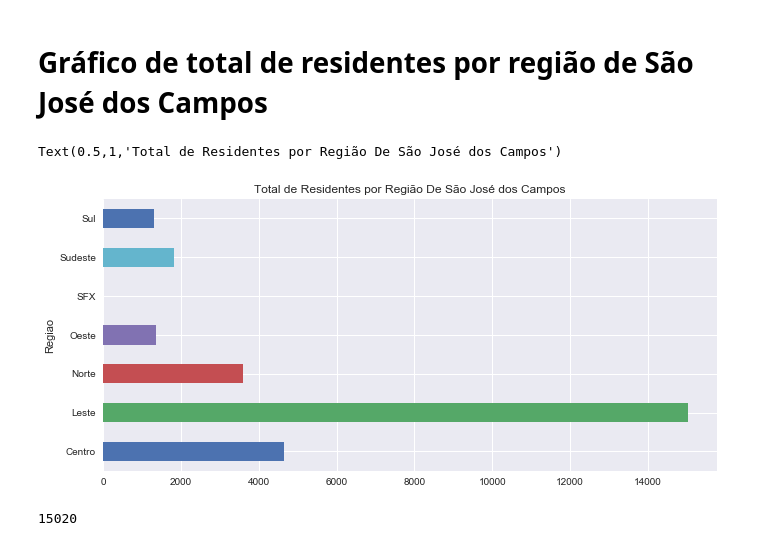
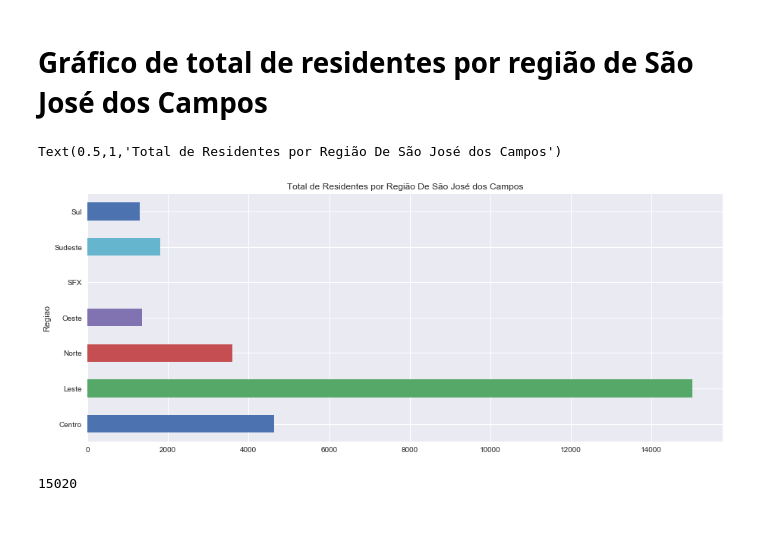
Before and after one commit to WanderWashington/AnaliseEscolasSJC, a Jupyter notebook: TrabalhoFinalEscola.ipynb, the cells around one changed output. Drawn from its saved outputs; the diff is of its cells as text; code cells hidden in the pictures.

```diff
--- a/TrabalhoFinalEscola.ipynb
+++ b/TrabalhoFinalEscola.ipynb
@@ -206,13 +206,13 @@ x= bairro_regiao.query('Domicílios_particulares_ocupados == "Norte"').sum()
 # %%
 %matplotlib inline
 import matplotlib.pyplot as plt
 import seaborn as sns; sns.set()
 
-bairro_regiao.groupby('Regiao')['Pessoas_residentes'].sum().plot(kind='barh',figsize=(11,5), grid=True, rot=0)
+bairro_regiao.groupby('Regiao')['Pessoas_residentes'].sum().plot(kind='barh',figsize=(15,6), grid=True, rot=0)
 plt.title("Total de Residentes por Região De São José dos Campos")
 # %% [output]
 Text(0.5,1,'Total de Residentes por Região De São José dos Campos')
-[figure, old version]
+[figure, new version]
 # %%
 #contando o numero de pessoas da zona Leste de São José dos Campos
 int(bairro_regiao.query('Regiao == "Leste"')['Pessoas_residentes'].sum())
```
Also changed, not shown: parts of 120 cells of this notebook.
